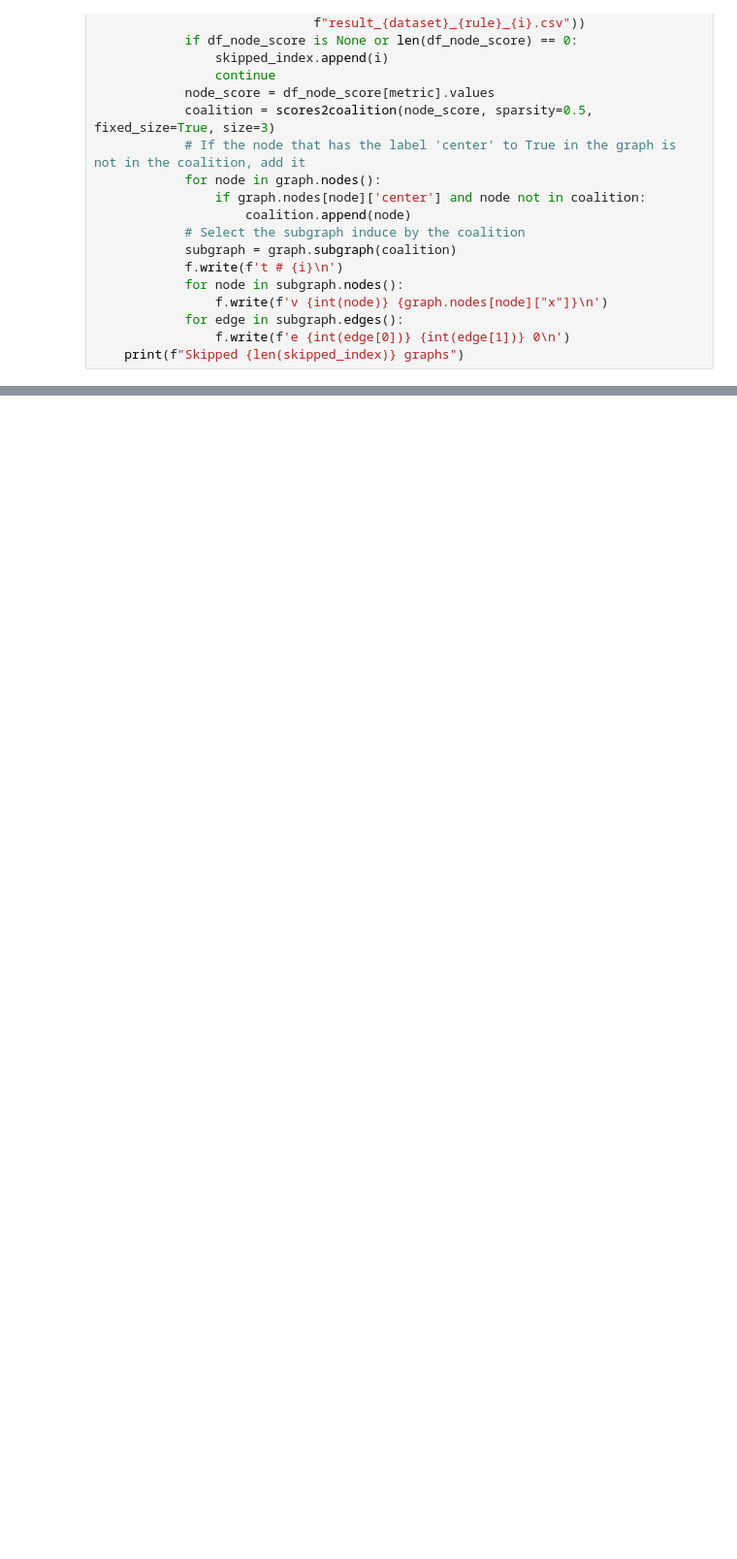
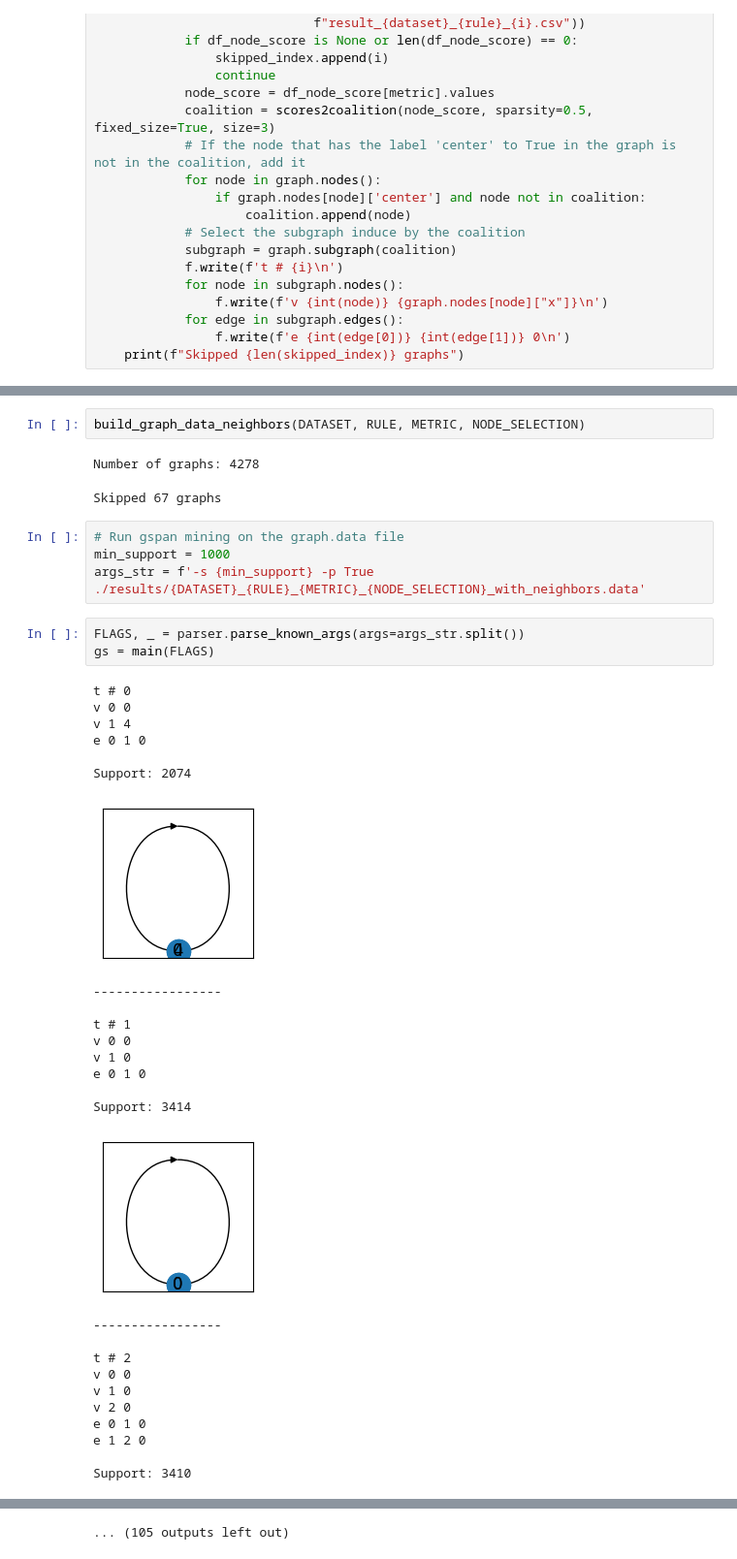
Before and after one commit to ElouanV/gnn_exaplainability, a Jupyter notebook: src/gspan_mining.ipynb, the cells around one changed output, grey strips where cells are left out. Shown at 97% size. Saved outputs shown, nothing was run; the diff lists cells and outputs as text; blank space fills up the shorter version.

```diff
--- a/src/gspan_mining.ipynb
+++ b/src/gspan_mining.ipynb
@@ -99,0 +125,39 @@ gs.graphs
+# %%
+build_graph_data_neighbors(DATASET, RULE, METRIC, NODE_SELECTION)
+# %% [output]
+Number of graphs: 4278
+Skipped 67 graphs
+# %%
+# Run gspan mining on the graph.data file
+min_support = 1000
+args_str = f'-s {min_support} -p True ./results/{DATASET}_{RULE}_{METRIC}_{NODE_SELECTION}_with_neighbors.data'
+# %%
+FLAGS, _ = parser.parse_known_args(args=args_str.split())
+gs = main(FLAGS)
+# %% [output]
+t # 0
+v 0 0
+v 1 4
+e 0 1 0
+
+Support: 2074
+[figure, added]
+-----------------
+
+t # 1
+v 0 0
+v 1 0
+e 0 1 0
+
+Support: 3414
+[figure, added]
+-----------------
+
+t # 2
+v 0 0
+v 1 0
+v 2 0
+e 0 1 0
+e 1 2 0
+
+Support: 3410
@@ -99,0 +206 @@ gs.graphs
+... (105 outputs left out)
```
Also changed, not shown: parts of 5 cells of this notebook, 2 other files.
